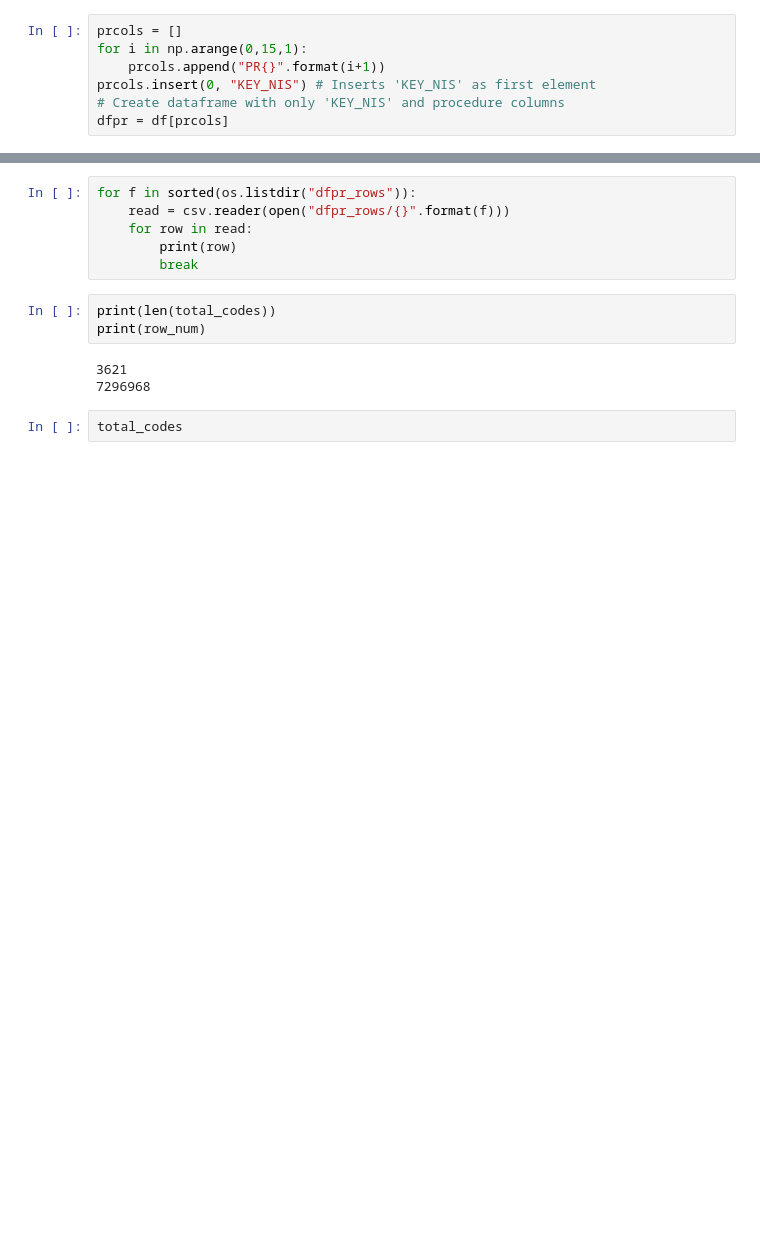
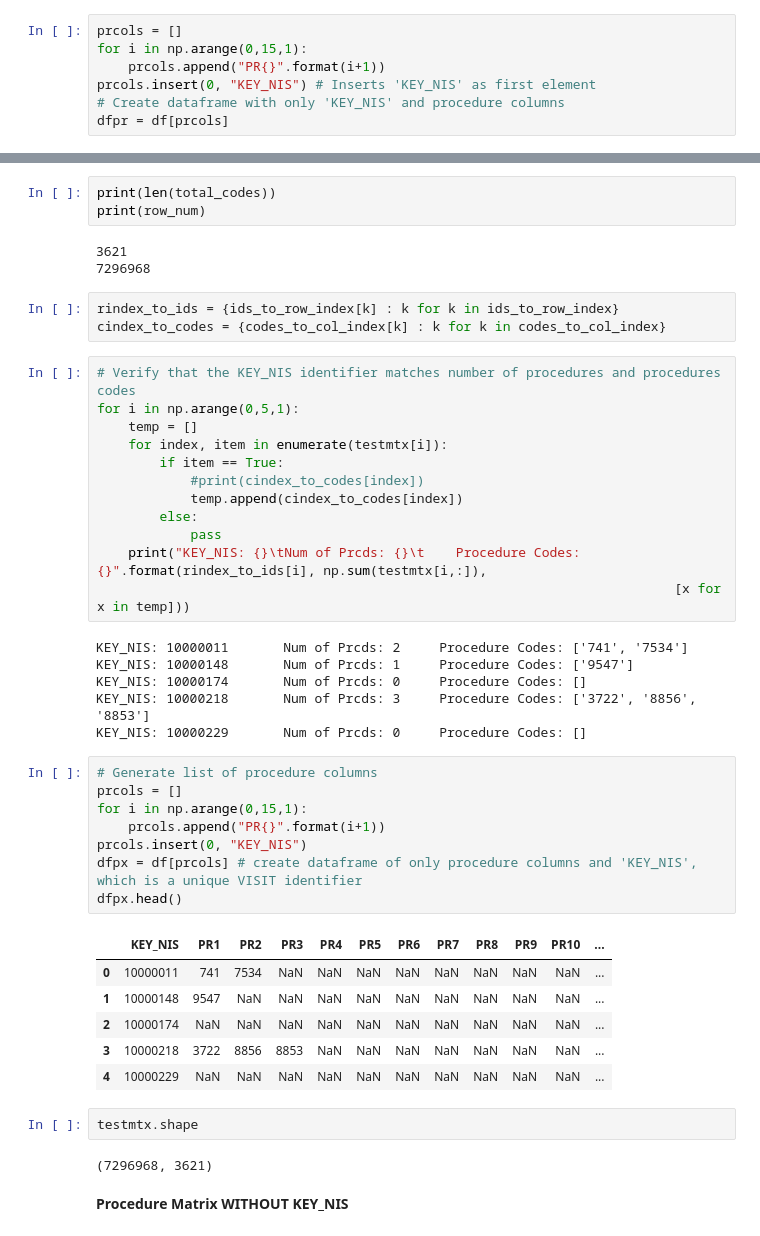
Before and after one commit to asfabiano/Healthcare-Episodes, a Jupyter notebook: Procedure Matrix.ipynb, the cells around one changed output, grey strips where cells are left out. Saved outputs shown, nothing was run; the diff lists cells and outputs as text; blank space fills up the shorter version.

```diff
--- a/Procedure Matrix.ipynb
+++ b/Procedure Matrix.ipynb
@@ -85,17 +127,51 @@ HERE:  6900000
 HERE:  7000000
 HERE:  7100000
 HERE:  7200000
-# %%
-for f in sorted(os.listdir("dfpr_rows")):
-    read = csv.reader(open("dfpr_rows/{}".format(f)))
-    for row in read:
-        print(row)
-        break
 # %%
 print(len(total_codes))
 print(row_num)
 # %% [output]
 3621
 7296968
-# %%
-total_codes
+# %%
+rindex_to_ids = {ids_to_row_index[k] : k for k in ids_to_row_index}
+cindex_to_codes = {codes_to_col_index[k] : k for k in codes_to_col_index}
+# %%
+# Verify that the KEY_NIS identifier matches number of procedures and procedures codes
+for i in np.arange(0,5,1):
+    temp = []
+    for index, item in enumerate(testmtx[i]):
+        if item == True:
+            #print(cindex_to_codes[index])
+            temp.append(cindex_to_codes[index])
+        else:
+            pass
+    print("KEY_NIS: {}\tNum of Prcds: {}\t    Procedure Codes: {}".format(rindex_to_ids[i], np.sum(testmtx[i,:]),
+                                                                          [x for x in temp]))
+# %% [output]
+KEY_NIS: 10000011       Num of Prcds: 2     Procedure Codes: ['741', '7534']
+KEY_NIS: 10000148       Num of Prcds: 1     Procedure Codes: ['9547']
+KEY_NIS: 10000174       Num of Prcds: 0     Procedure Codes: []
+KEY_NIS: 10000218       Num of Prcds: 3     Procedure Codes: ['3722', '8856', '8853']
+KEY_NIS: 10000229       Num of Prcds: 0     Procedure Codes: []
+# %%
+# Generate list of procedure columns
+prcols = []
+for i in np.arange(0,15,1):
+    prcols.append("PR{}".format(i+1))
+prcols.insert(0, "KEY_NIS")
+dfpx = df[prcols] # create dataframe of only procedure columns and 'KEY_NIS', which is a unique VISIT identifier
+dfpx.head()
+# %% [output]
+|  | KEY_NIS | PR1 | PR2 | PR3 | PR4 | PR5 | PR6 | PR7 | PR8 | PR9 | PR10 | ... |
+| 0 | 10000011 | 741 | 7534 | NaN | NaN | NaN | NaN | NaN | NaN | NaN | NaN | ... |
+| 1 | 10000148 | 9547 | NaN | NaN | NaN | NaN | NaN | NaN | NaN | NaN | NaN | ... |
+| 2 | 10000174 | NaN | NaN | NaN | NaN | NaN | NaN | NaN | NaN | NaN | NaN | ... |
+| 3 | 10000218 | 3722 | 8856 | 8853 | NaN | NaN | NaN | NaN | NaN | NaN | NaN | ... |
+| 4 | 10000229 | NaN | NaN | NaN | NaN | NaN | NaN | NaN | NaN | NaN | NaN | ... |
+# %%
+testmtx.shape
+# %% [output]
+(7296968, 3621)
+# %% [markdown]
+**Procedure Matrix WITHOUT KEY_NIS**
```
Also changed, not shown: parts of 10 cells of this notebook, 1 other file.
